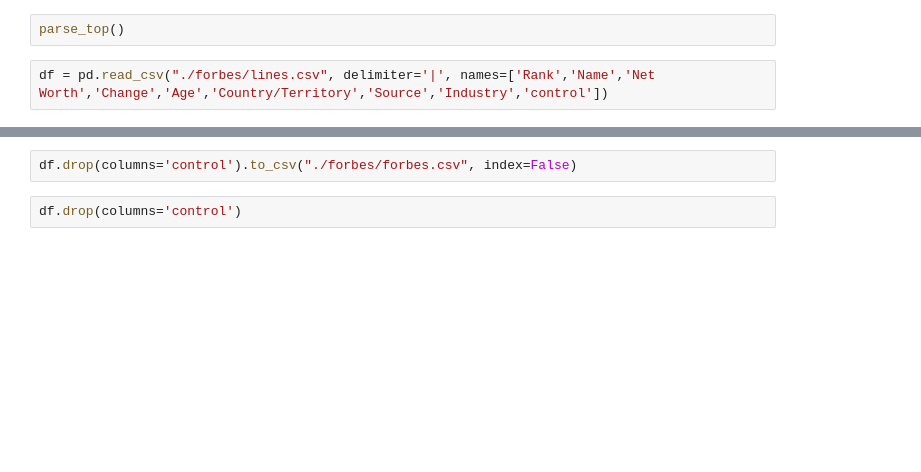
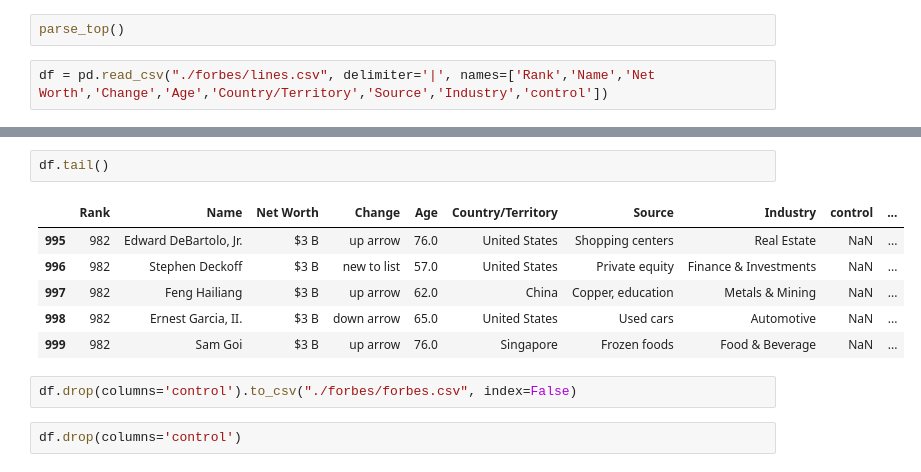
Before and after one commit to guimarais/cleanplots, a Jupyter notebook: 04-Forbes.ipynb, the cells around one changed output, grey strips where cells are left out. Saved outputs shown, nothing was run; the diff lists cells and outputs as text; blank space fills up the shorter version.

```diff
--- a/04-Forbes.ipynb
+++ b/04-Forbes.ipynb
@@ -40,3 +38,12 @@ ValueError: Unable to parse string "nited" at position 780
+# %%
+df.tail()
+# %% [output]
+|  | Rank | Name | Net Worth | Change | Age | Country/Territory | Source | Industry | control | ... |
+| 995 | 982 | Edward DeBartolo, Jr. | $3 B | up arrow | 76.0 | United States | Shopping centers | Real Estate | NaN | ... |
+| 996 | 982 | Stephen Deckoff | $3 B | new to list | 57.0 | United States | Private equity | Finance & Investments | NaN | ... |
+| 997 | 982 | Feng Hailiang | $3 B | up arrow | 62.0 | China | Copper, education | Metals & Mining | NaN | ... |
+| 998 | 982 | Ernest Garcia, II. | $3 B | down arrow | 65.0 | United States | Used cars | Automotive | NaN | ... |
+| 999 | 982 | Sam Goi | $3 B | up arrow | 76.0 | Singapore | Frozen foods | Food & Beverage | NaN | ... |
 # %%
 df.drop(columns='control').to_csv("./forbes/forbes.csv", index=False)
 # %%
```
Also changed, not shown: parts of 2 cells of this notebook, 3 other files.
